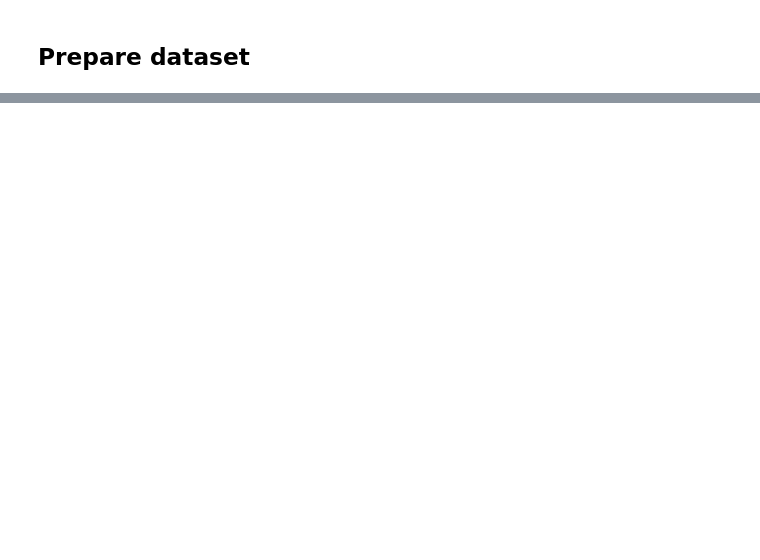
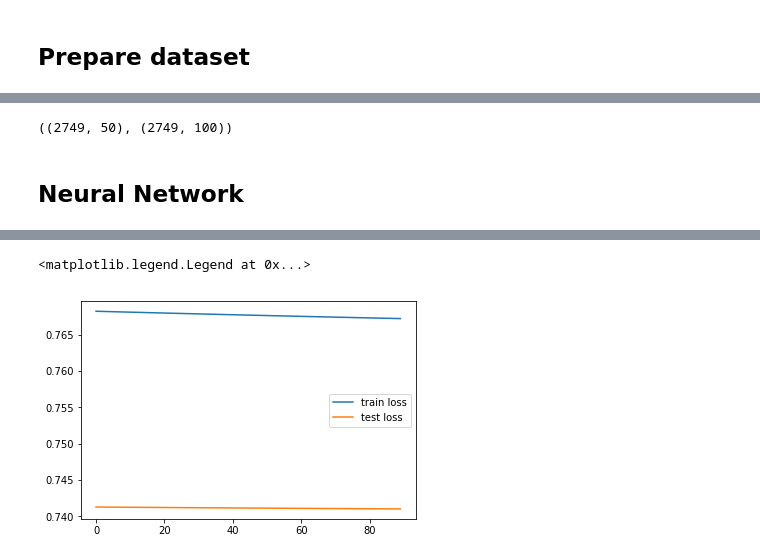
Before and after one commit to seantyh/Fusiform, a Jupyter notebook: 40_Interface/01-EC-LDL.ipynb, the cells around one changed output, grey strips where cells are left out. Drawn from its saved outputs; the diff is of its cells as text; code cells hidden in the pictures; blank space fills up the shorter version.

```diff
--- a/40_Interface/01-EC-LDL.ipynb
+++ b/40_Interface/01-EC-LDL.ipynb
@@ -142,0 +83,2 @@ for i in range(50,200,50):
+# %%
+C, F, S, recon_S = compute_LDL(50)
@@ -142,0 +87,8 @@ for i in range(50,200,50):
+# %%
+train_C, test_C, train_S, test_S = train_test_split(C, S)
+# %%
+train_C.shape, train_S.shape
+# %% [output]
+((2749, 50), (2749, 100))
+# %% [markdown]
+## Neural Network
@@ -142,0 +99,34 @@ for i in range(50,200,50):
+# %%
+class DNN(nn.Module):
+    def __init__(self, n_input, n_output, n_hidden):
+        super(DNN, self).__init__()
+        self.fc1 = nn.Sequential(nn.Linear(n_input, n_hidden), nn.Sigmoid())
+        self.fc2 = nn.Sequential(nn.Linear(n_hidden, n_output))
+
+    def forward(self, x):
+        h = self.fc1(x)
+        o = self.fc2(h)
+        return o
+# %%
+dnn = DNN(train_C.shape[1], train_S.shape[1], 1000)
+sgd = optim.Adagrad(dnn.parameters(), lr=0.005)
+loss = nn.MSELoss()
+train_losses = []
+test_losses = []
+# %%
+for _ in tqdm(range(100)):
+    sgd.zero_grad()
+    pred = dnn(torch.FloatTensor(train_C))
+    loss_val = loss(pred, torch.FloatTensor(train_S))
+    loss_val.backward()
+    sgd.step()
+    # print(loss_val)
+    train_losses.append(loss_val)
+    pred_test = dnn(torch.FloatTensor(test_C))
+    loss_val_test = loss(pred_test, torch.FloatTensor(test_S))
+    test_losses.append(loss_val_test)
+
+plt.plot(train_losses[10:], label='train loss')
+plt.plot(test_losses[10:], label='test loss')
+plt.legend()
+# %% [output]
@@ -142,0 +134,2 @@ for i in range(50,200,50):
+<matplotlib.legend.Legend at 0x...>
+[figure, added]
```
Also changed, not shown: parts of 18 cells of this notebook.
